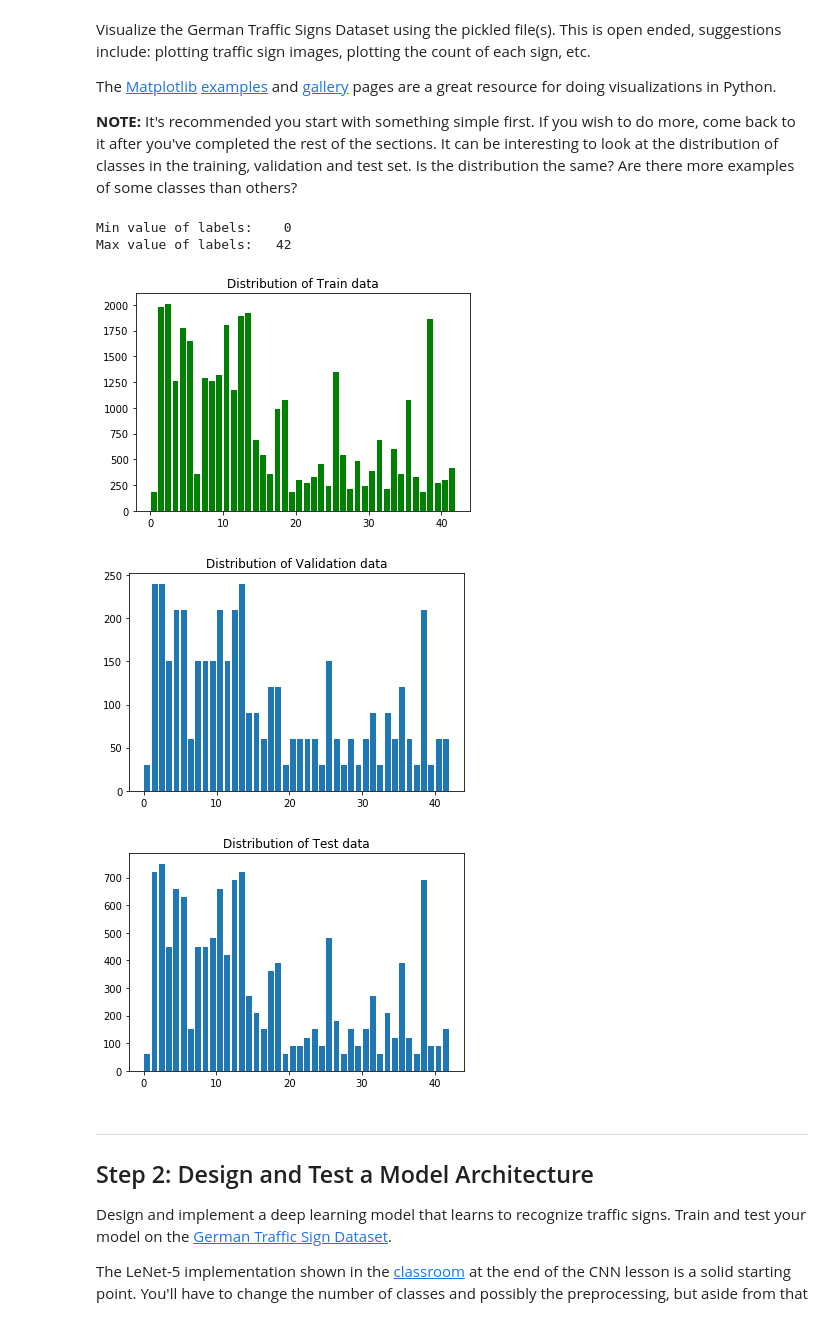
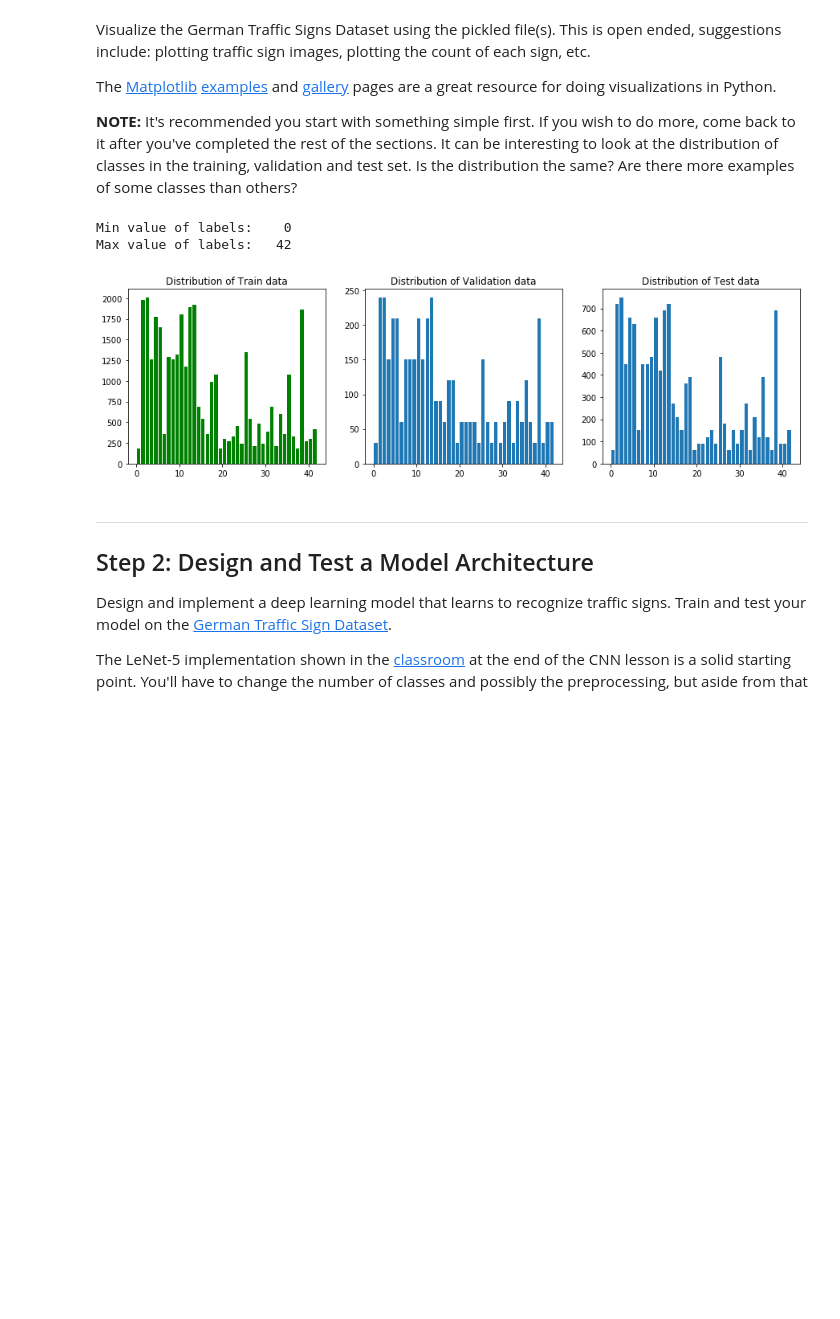
Before and after one commit to wizardkeven/Guokai-Traffic-Sign-Classifier-Project, a Jupyter notebook: Traffic_Sign_Classifier.ipynb, the cells around one changed output. Drawn from its saved outputs; the diff is of its cells as text; code cells hidden in the pictures; blank space fills up the shorter version.

```diff
--- a/Traffic_Sign_Classifier.ipynb
+++ b/Traffic_Sign_Classifier.ipynb
@@ -96,29 +96,29 @@ The [Matplotlib](http://matplotlib.org/) [examples](http://matplotlib.org/exampl
 # %%
 ### Data exploration visualization code goes here.
 ### Feel free to use as many code cells as needed.
 import matplotlib.pyplot as plt
 import statistics
 # Visualizations will be shown in the notebook.
 %matplotlib inline
 print('Min value of labels:{:>5}\nMax value of labels:{:>5}'.format(min(y_train),max(y_train)))
 
 #histograph of train, valid and test data
 labels_list = list(range(n_classes))
+fig_his = plt.figure(figsize=(15,4))
+fig_his.add_subplot(1,3,1)
 plt.hist(y_train, labels_list,facecolor ='g',rwidth=0.8)
 plt.title('Distribution of Train data')
-plt.show()
+fig_his.add_subplot(1,3,2)
 plt.hist(y_valid,labels_list,rwidth=0.8)
 plt.title('Distribution of Validation data')
-plt.show()
+fig_his.add_subplot(1,3,3)
 plt.hist(y_test,labels_list,rwidth=0.8)
 plt.title('Distribution of Test data')
 plt.show()
 # %% [output]
 Min value of labels:    0
 Max value of labels:   42
-[figure, old version]
+[figure, new version]
-[figure, removed]
-[figure, removed]
 # %% [markdown]
 ----
 
```
Also changed, not shown: parts of 28 cells of this notebook, 1 other file.
